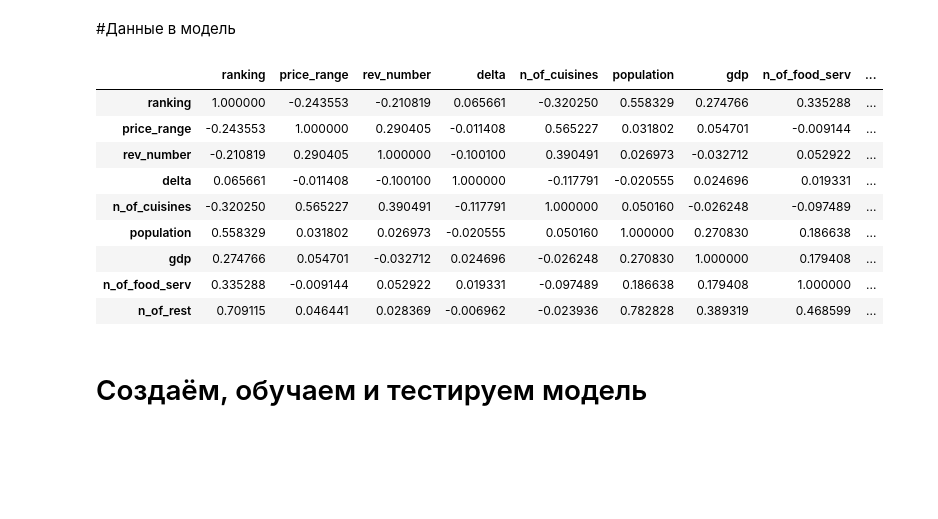
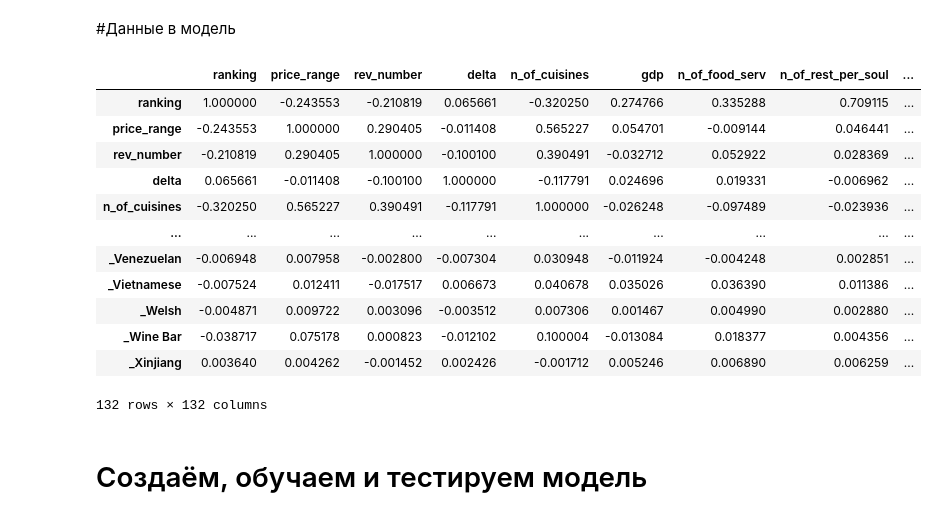
Before and after one commit to akitim/SkillFactory_projects, a Jupyter notebook: Проект_3_О_вкусной_и_здоровой_пище.ipynb, the cells around one changed output. Cells and saved outputs as stored; diff of their text form; code cells hidden in the pictures; blank space fills up the shorter version.

```diff
--- a/Проект_3_О_вкусной_и_здоровой_пище.ipynb
+++ b/Проект_3_О_вкусной_и_здоровой_пище.ipynb
@@ -153,16 +153,16 @@ n_of_food_serv = {
 }
 rest.loc[:, 'n_of_food_serv'] = rest.loc[:, 'city'].apply(lambda city: n_of_food_serv[city])
 
-n_of_rest = rest.loc[:, 'city'].value_counts()
-rest.loc[:, 'n_of_rest'] = rest.loc[:, 'city'].apply(lambda city: n_of_rest[city])
+n_of_rest_per_soul = rest.loc[:, 'city'].value_counts() / pd.Series(population)
+rest.loc[:, 'n_of_rest_per_soul'] = rest.loc[:, 'city'].apply(lambda city: n_of_rest[city])
 
 #получаем dummies из столбца cuisine и  прикрепляем его к осн. датафрейму
-# rest = pd.concat([
-#          rest,
-#          pd.get_dummies(rest.explode('cuisine'), columns=['cuisine'], prefix='').
-#          sum(level=0).iloc[:, -cuisines_total:-1]],
-#          axis=1
-# )
+rest = pd.concat([
+         rest,
+         pd.get_dummies(rest.explode('cuisine'), columns=['cuisine'], prefix='').
+         sum(level=0).iloc[:, -cuisines_total:-1]],
+         axis=1
+)
 
 #квантизуем признак price_range
 #price_ranges = rest.loc[:, 'price_range'].dropna().unique()
@@ -369,20 +369,23 @@ ValueError: ignored
 #Данные в модель
 # %%
 # rest_m = rest.loc[:, ['ranking', 'rev_number', 'n_of_cuisines', 'delta', 'population']]
-rest_m = rest.drop(['id', 'city', 'cuisine', 'rating',  'reviews'],
+rest_m = rest.drop(['id', 'city', 'cuisine', 'rating',  'reviews', 'population'],
                    axis=1)
 rest_m.corr()
 # %% [output]
-|  | ranking | price_range | rev_number | delta | n_of_cuisines | population | gdp | n_of_food_serv | ... |
-| ranking | 1.000000 | -0.243553 | -0.210819 | 0.065661 | -0.320250 | 0.558329 | 0.274766 | 0.335288 | ... |
-| price_range | -0.243553 | 1.000000 | 0.290405 | -0.011408 | 0.565227 | 0.031802 | 0.054701 | -0.009144 | ... |
-| rev_number | -0.210819 | 0.290405 | 1.000000 | -0.100100 | 0.390491 | 0.026973 | -0.032712 | 0.052922 | ... |
-| delta | 0.065661 | -0.011408 | -0.100100 | 1.000000 | -0.117791 | -0.020555 | 0.024696 | 0.019331 | ... |
-| n_of_cuisines | -0.320250 | 0.565227 | 0.390491 | -0.117791 | 1.000000 | 0.050160 | -0.026248 | -0.097489 | ... |
-| population | 0.558329 | 0.031802 | 0.026973 | -0.020555 | 0.050160 | 1.000000 | 0.270830 | 0.186638 | ... |
-| gdp | 0.274766 | 0.054701 | -0.032712 | 0.024696 | -0.026248 | 0.270830 | 1.000000 | 0.179408 | ... |
-| n_of_food_serv | 0.335288 | -0.009144 | 0.052922 | 0.019331 | -0.097489 | 0.186638 | 0.179408 | 1.000000 | ... |
-| n_of_rest | 0.709115 | 0.046441 | 0.028369 | -0.006962 | -0.023936 | 0.782828 | 0.389319 | 0.468599 | ... |
+|  | ranking | price_range | rev_number | delta | n_of_cuisines | gdp | n_of_food_serv | n_of_rest_per_soul | ... |
+| ranking | 1.000000 | -0.243553 | -0.210819 | 0.065661 | -0.320250 | 0.274766 | 0.335288 | 0.709115 | ... |
+| price_range | -0.243553 | 1.000000 | 0.290405 | -0.011408 | 0.565227 | 0.054701 | -0.009144 | 0.046441 | ... |
+| rev_number | -0.210819 | 0.290405 | 1.000000 | -0.100100 | 0.390491 | -0.032712 | 0.052922 | 0.028369 | ... |
+| delta | 0.065661 | -0.011408 | -0.100100 | 1.000000 | -0.117791 | 0.024696 | 0.019331 | -0.006962 | ... |
+| n_of_cuisines | -0.320250 | 0.565227 | 0.390491 | -0.117791 | 1.000000 | -0.026248 | -0.097489 | -0.023936 | ... |
+| ... | ... | ... | ... | ... | ... | ... | ... | ... | ... |
+| _Venezuelan | -0.006948 | 0.007958 | -0.002800 | -0.007304 | 0.030948 | -0.011924 | -0.004248 | 0.002851 | ... |
+| _Vietnamese | -0.007524 | 0.012411 | -0.017517 | 0.006673 | 0.040678 | 0.035026 | 0.036390 | 0.011386 | ... |
+| _Welsh | -0.004871 | 0.009722 | 0.003096 | -0.003512 | 0.007306 | 0.001467 | 0.004990 | 0.002880 | ... |
+| _Wine Bar | -0.038717 | 0.075178 | 0.000823 | -0.012102 | 0.100004 | -0.013084 | 0.018377 | 0.004356 | ... |
+| _Xinjiang | 0.003640 | 0.004262 | -0.001452 | 0.002426 | -0.001712 | 0.005246 | 0.006890 | 0.006259 | ... |
+132 rows × 132 columns
 # %% [markdown]
 # Создаём, обучаем и тестируем модель
 # %%
```
Also changed, not shown: parts of 1 cell of this notebook.
